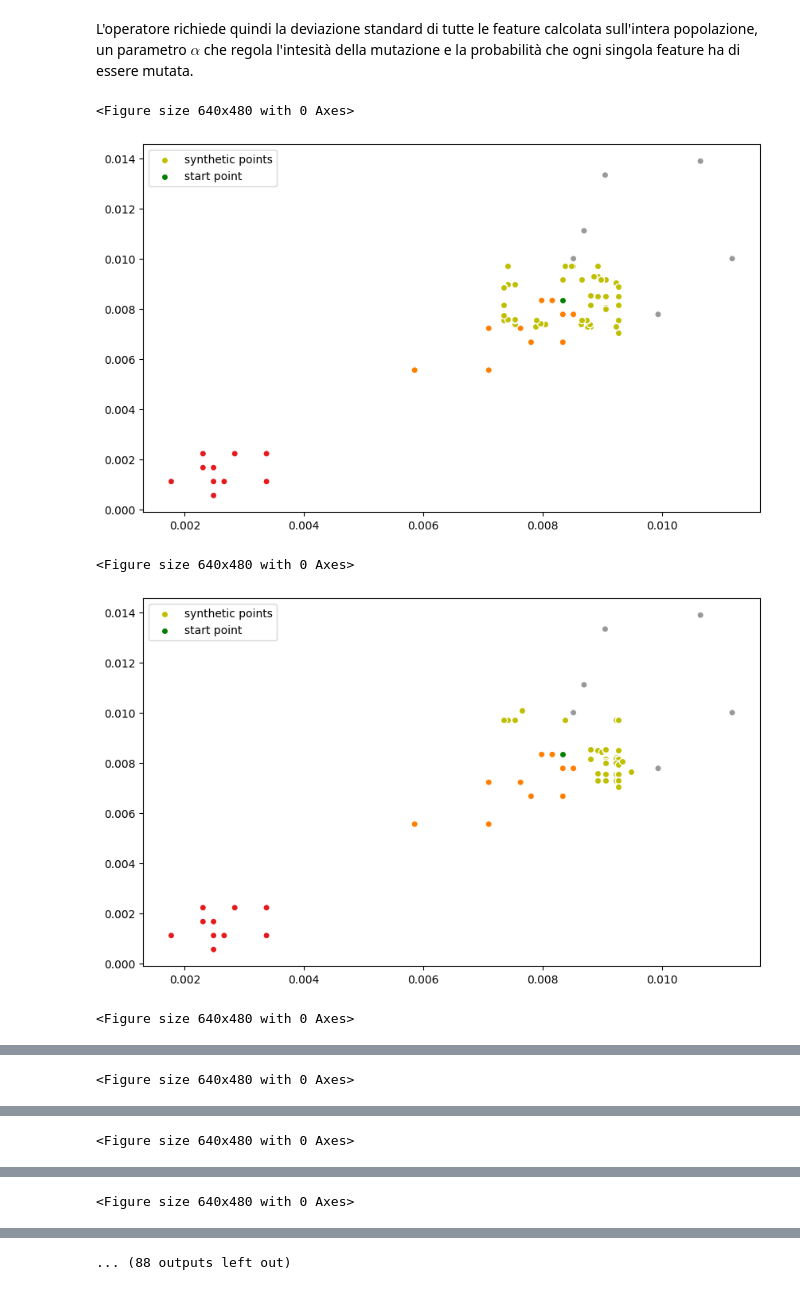
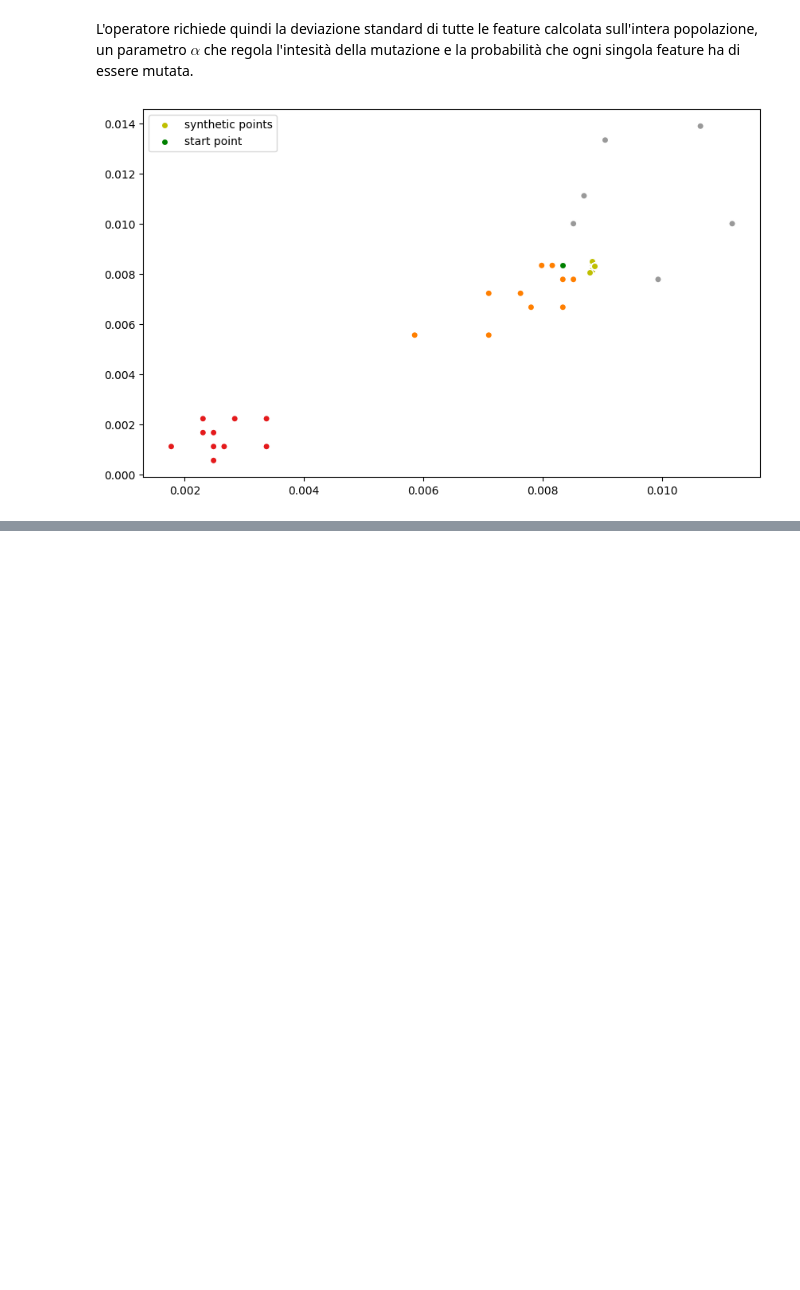
Before and after one commit to FedericoBustaffa/thesis, a Jupyter notebook: src/explain_classifier.ipynb, the cells around one changed output, grey strips where cells are left out. Drawn from its saved outputs; the diff is of its cells as text; code cells hidden in the pictures; blank space fills up the shorter version.

```diff
--- a/src/explain_classifier.ipynb
+++ b/src/explain_classifier.ipynb
@@ -429,43 +429,23 @@ L'operatore richiede quindi la deviazione standard di tutte le feature calcolata
 sull'intera popolazione, un parametro $\alpha$ che regola l'intesità della
 mutazione e la probabilità che ogni singola feature ha di essere mutata.
 # %%
-from ppga import tools
+from ppga import tools, algorithms
 
 toolbox.set_selection(tools.sel_tournament, tournsize=3)
 toolbox.set_replacement(tools.merge)
 
-for g in range(50):
-    chosen = toolbox.select(population, len(population))
-    offsprings = []
-    for i in range(0, len(chosen) - 1, 1):
-        if random.random() <= 0.8:
-            offspring1, offspring2 = toolbox.crossover(chosen[i], chosen[i + 1])
+population, stats = algorithms.sga(toolbox, 100, 0.8, 0.2, 5)
 
-            if random.random() <= 0.2:
-                toolbox.mutate(offspring1)
-            if random.random() <= 0.2:
-                toolbox.mutate(offspring2)
+synth_points = np.array([i.chromosome for i in population])
 
-            offspring1 = toolbox.evaluate(offspring1)
-            offspring2 = toolbox.evaluate(offspring2)
-            offsprings.extend([offspring1, offspring2])
-    population = toolbox.replace(population, offsprings)
+plt.figure(figsize=(10, 6))
+plt.scatter(test_coords[0], test_coords[1], c=y_predicted, ec="w")
+plt.scatter(
+    synth_points.T[0], synth_points.T[1], c="y", ec="w", label="synthetic points"
+)
+plt.scatter(point[0], point[1], c="g", ec="w", label="start point")
 
-    synth_points = np.array([i.chromosome for i in population])
-
-    plt.clf()
-    plt.figure(figsize=(10, 6))
-    plt.scatter(test_coords[0], test_coords[1], c=y_predicted, ec="w")
-    plt.scatter(
-        synth_points.T[0], synth_points.T[1], c="y", ec="w", label="synthetic points"
-    )
-    plt.scatter(point[0], point[1], c="g", ec="w", label="start point")
-
-    plt.legend()
-    plt.show()
+plt.legend()
+plt.show()
 # %% [output]
-<Figure size 640x480 with 0 Axes>
-[figure, old version]
+[figure, new version]
-<Figure size 640x480 with 0 Axes>
-[figure, removed]
-<Figure size 640x480 with 0 Axes>
@@ -473 +451,0 @@ for g in range(50):
-<Figure size 640x480 with 0 Axes>
@@ -475 +451,0 @@ for g in range(50):
-<Figure size 640x480 with 0 Axes>
@@ -477 +451,0 @@ for g in range(50):
-<Figure size 640x480 with 0 Axes>
@@ -479 +451,0 @@ for g in range(50):
-... (88 outputs left out)
```
Also changed, not shown: parts of 7 cells of this notebook.
